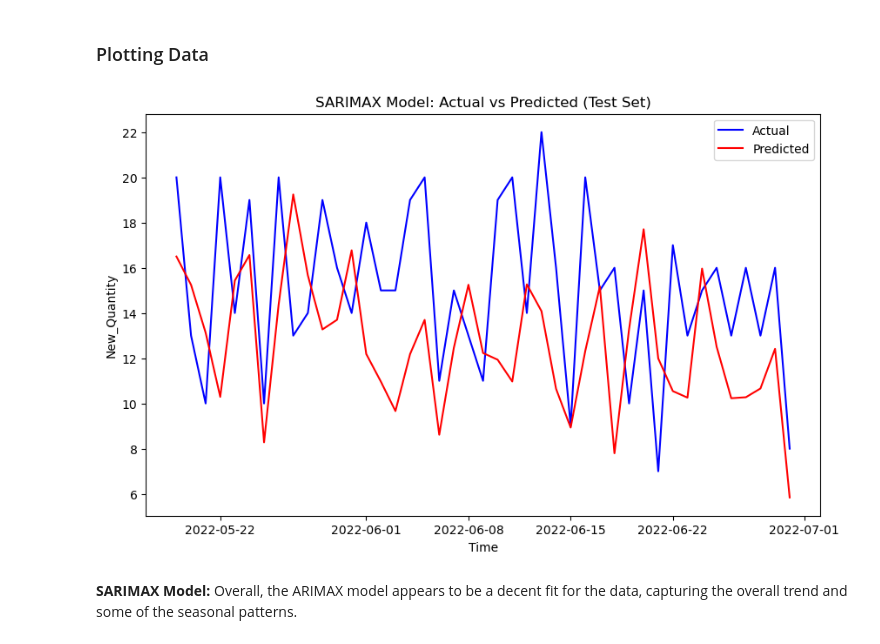
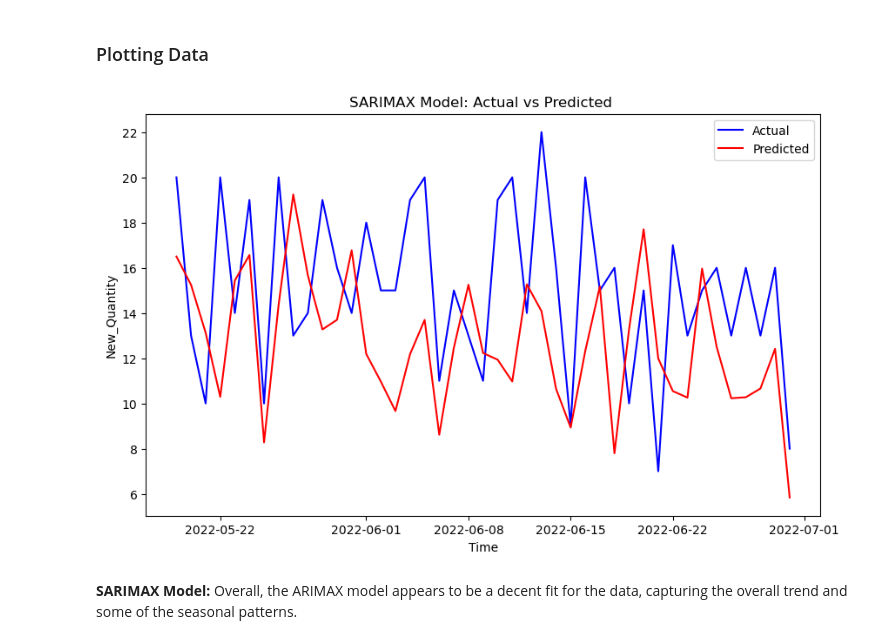
Before and after one commit to springboardmentor436z/FutureCart--AI-Driven-Demand-Prediction, a Jupyter notebook: Shriya_Infy/DEMAND_FORCASTING.ipynb, the cells around one changed output. Cells and saved outputs as stored; diff of their text form; code cells hidden in the pictures.

```diff
--- a/Shriya_Infy/DEMAND_FORCASTING.ipynb
+++ b/Shriya_Infy/DEMAND_FORCASTING.ipynb
@@ -1274,14 +1274,14 @@ predictions = sarimax_model.predict(start=train_size, end=len(y)-1, exog=test_ex
 # %%
 plt.figure(figsize=(10, 6))
 plt.plot(test_y.index, test_y, label='Actual', color='blue')
 plt.plot(test_y.index, predictions, label='Predicted', color='red')
-plt.title('SARIMAX Model: Actual vs Predicted (Test Set)')
+plt.title('SARIMAX Model: Actual vs Predicted ')
 plt.xlabel('Time')
 plt.ylabel('New_Quantity')
 plt.legend()
 plt.show()
 # %% [output]
-[figure, old version]
+[figure, new version]
 # %% [markdown]
 **SARIMAX Model:** Overall, the ARIMAX model appears to be a decent fit for the data, capturing the overall trend and some of the seasonal patterns.
 # %% [markdown]
```
Also changed, not shown: parts of 7 cells of this notebook, 2 other files.
